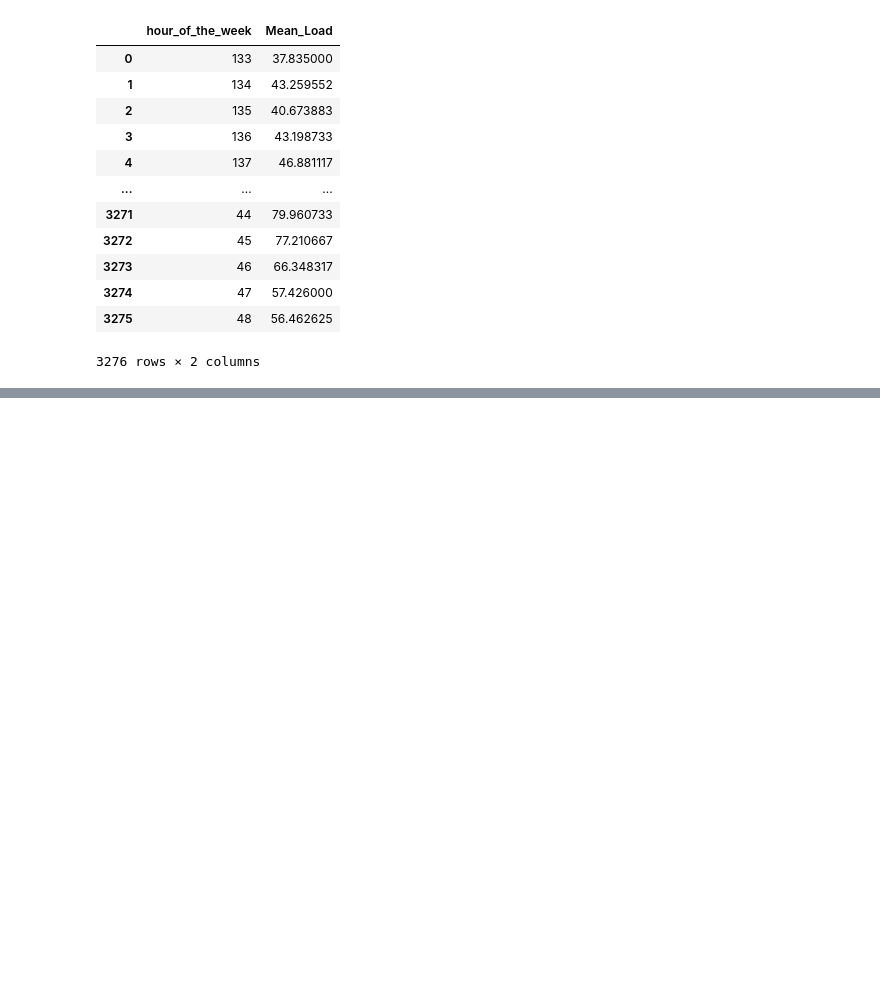
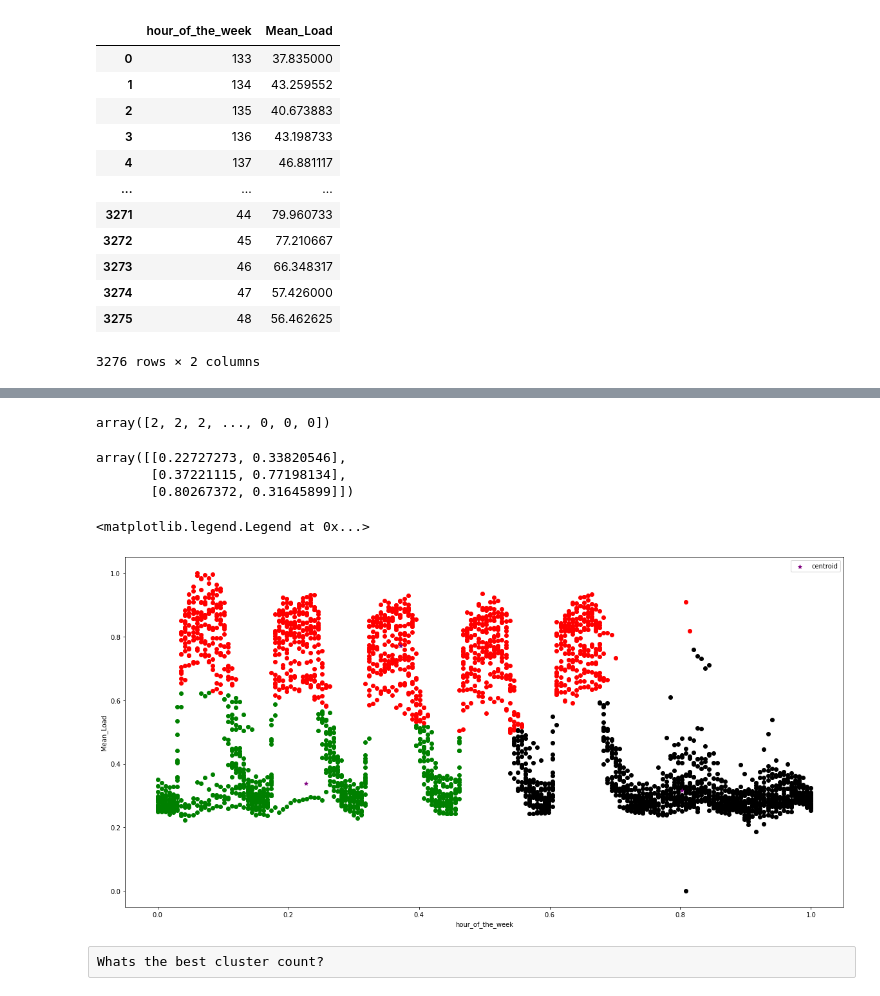
Before and after one commit to Tobi-DataDetective/Energy_Load_Profile_Classification, a Jupyter notebook: script.ipynb, the cells around one changed output, grey strips where cells are left out. Saved outputs shown, nothing was run; the diff lists cells and outputs as text; code cells hidden in the pictures; blank space fills up the shorter version.

```diff
--- a/script.ipynb
+++ b/script.ipynb
@@ -204,0 +262,14 @@ df.iplot(kind='bar', x='hour_of_the_week',y='Mean_Load')
+# %%
+import pandas as pd
+from sklearn.preprocessing import MinMaxScaler
+
+df = df_hr_max_min_mean[['hour_of_the_week','Mean_Load']]
+df.fillna(value=0, inplace=True)
+
+scaler = MinMaxScaler()
+
+# Fit and transform the scaler on the 'hour_of_the_week' and 'Mean_Load' columns
+df = pd.DataFrame(scaler.fit_transform(df), columns=df.columns)
+
+# View the resulting dataframe with the scaled columns
+df
@@ -204,0 +290,32 @@ df.iplot(kind='bar', x='hour_of_the_week',y='Mean_Load')
+# %%
+km = KMeans(n_clusters=3)
+y_predict = km.fit_predict(df[['hour_of_the_week','Mean_Load']])
+y_predict
+# %% [output]
+array([2, 2, 2, ..., 0, 0, 0])
+# %%
+km.cluster_centers_
+# %% [output]
+array([[0.22727273, 0.33820546],
+       [0.37221115, 0.77198134],
+       [0.80267372, 0.31645899]])
+# %%
+df['cluster2'] = y_predict
+df1 = df[df.cluster2==0]
+df2 = df[df.cluster2==1]
+df3 = df[df.cluster2==2]
+
+plt.scatter(df1.hour_of_the_week, df1['Mean_Load'], color='green')
+plt.scatter(df2.hour_of_the_week, df2['Mean_Load'], color='red')
+plt.scatter(df3.hour_of_the_week, df3['Mean_Load'], color='black')
+
+plt.scatter(km.cluster_centers_[:,0],km.cluster_centers_[:,1],color='purple',marker='*',label='centroid')
+
+plt.xlabel('hour_of_the_week')
+plt.ylabel('Mean_Load')
+plt.legend()
+# %% [output]
+<matplotlib.legend.Legend at 0x...>
+[figure, added]
+# %% [raw]
+Whats the best cluster count?
```
Also changed, not shown: parts of 14 cells of this notebook.
